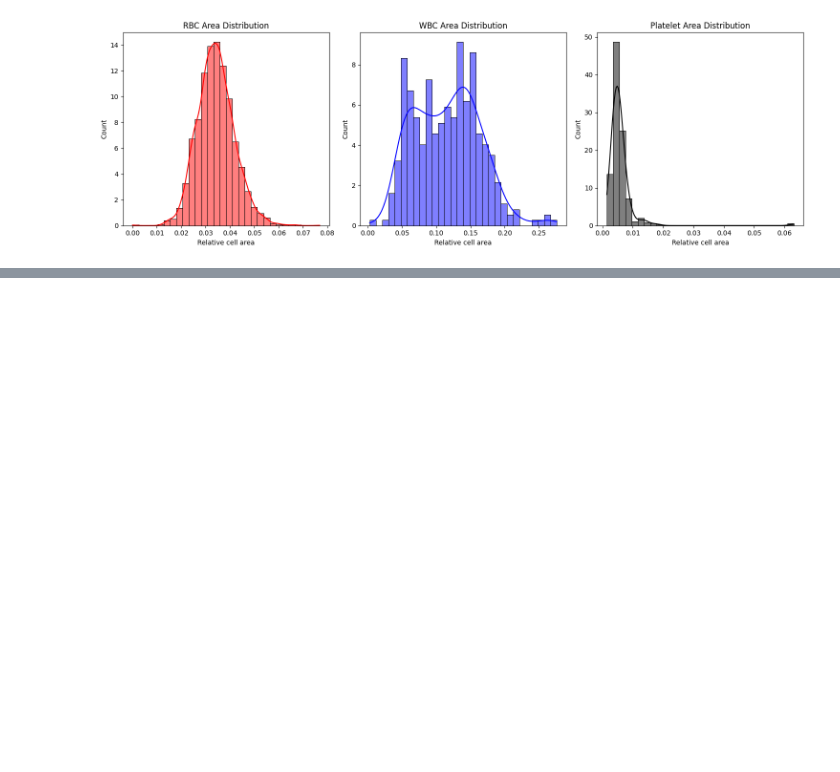
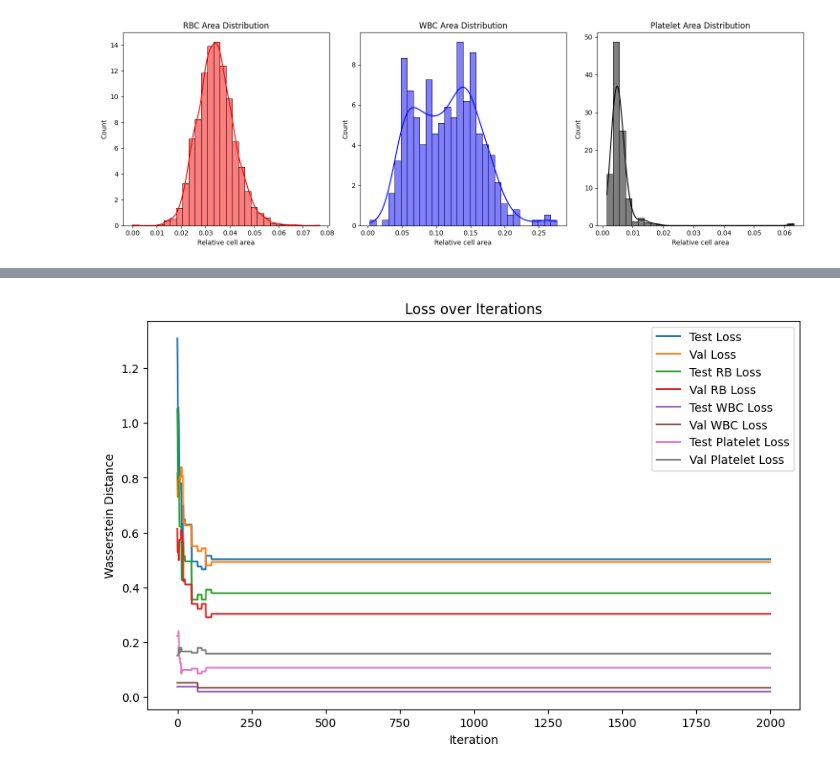
Before and after one commit to janscode33/bccd_object_detection, a Jupyter notebook: notebooks/explore_data.ipynb, the cells around one changed output, grey strips where cells are left out. Saved outputs shown, nothing was run; the diff lists cells and outputs as text; code cells hidden in the pictures; blank space fills up the shorter version.

Commit message:
added test/val split

```diff
--- a/notebooks/explore_data.ipynb
+++ b/notebooks/explore_data.ipynb
@@ -346,0 +348,83 @@ P-value for Platelet test distribution vs original distribution: 0.9871
+# %%
+# simple 50/50 split to init val/test split
+# val_idx = test_idx[:int(len(test_idx)/2)]
+# test_idx_2 = test_idx[int(len(test_idx)/2):]
+test_idx_2, val_idx = train_test_split(np.arange(len(test_idx)), test_size=0.5)
+
+val_idx = list(val_idx)
+test_idx_2 = list(test_idx_2)
+
+
+test_idx_2, val_idx, all_test_losses_rb, all_val_losses_rb, all_test_losses_wb, all_val_losses_wb, all_test_losses_pl,\
+all_val_losses_pl, all_test_losses, all_val_losses = optimize_split(rbc_counts, wbc_counts, platelet_counts, test_idx_2, val_idx,
+                                                                    n_iterations=2000 ,verbose=True)
+
+
+print()
+_, p = epps_singleton_2samp(rbc_counts, np.array(rbc_counts)[test_idx_2])
+print(f"P-value for RBC test distribution vs original distribution: {p:4f}")
+_, p = epps_singleton_2samp(rbc_counts, np.array(rbc_counts)[val_idx])
+print(f"P-value for RBC val distribution vs original distribution: {p:4f}")
+try:
+    _, p = epps_singleton_2samp(wbc_counts, np.array(wbc_counts)[test_idx_2])
+    print(f"P-value for WBC test distribution vs original distribution: {p:4f}")
+except np.linalg.LinAlgError:
+    print('p-value not found for test WBC distributions ')
+
+try:
+    _, p = epps_singleton_2samp(wbc_counts, np.array(wbc_counts)[val_idx])
+    print(f"P-value for WBC val distribution vs original distribution: {p:4f}")
+except np.linalg.LinAlgError:
+    print('p-value not found for val WBC distributions ')
+
+try:
+    _, p = epps_singleton_2samp(platelet_counts, np.array(platelet_counts)[test_idx_2])
+    print(f"P-value for Platelet test distribution vs original distribution: {p:.4f}")
+except np.linalg.LinAlgError:
+    print('p-value not found for test Platelet distributions ')
+
+try:
+    _, p = epps_singleton_2samp(platelet_counts, np.array(platelet_counts)[val_idx])
+    print(f"P-value for Platelet val distribution vs original distribution: {p:.4f}")
+except np.linalg.LinAlgError:
+    print('p-value not found for val Platelet distributions ')
+
+plt.figure(figsize=(10, 6))
+plt.plot(all_test_losses, label='Test Loss')
+plt.plot(all_val_losses, label='Val Loss')
+plt.plot(all_test_losses_rb, label = 'Test RB Loss')
+plt.plot(all_val_losses_rb, label = "Val RB Loss")
+plt.plot(all_test_losses_wb, label='Test WBC Loss')
+plt.plot(all_val_losses_wb, label='Val WBC Loss')
+plt.plot(all_test_losses_pl, label='Test Platelet Loss')
+plt.plot(all_val_losses_pl, label='Val Platelet Loss')
+plt.title('Loss over Iterations')
+plt.xlabel('Iteration')
+plt.ylabel('Wasserstein Distance')
+plt.legend()
+plt.show()
+
+# in this piece of code, I plot the distribution of RBC, WBC, and Platelet counts per image respectively.
+plt.figure()
+fig, axes = plt.subplots(1, 3, figsize=(12,6))
+
+sns.histplot(rbc_counts, bins=20, label = 'Original', stat='density', ax = axes[0])
+sns.histplot(np.array(rbc_counts)[test_idx_2], bins = 20, label= 'Test', stat='density', ax = axes[0])
+sns.histplot(np.array(rbc_counts)[val_idx], bins=20, label='Val', stat='density', ax = axes[0])
+axes[0].set_title("RBC")
+axes[0].legend()
+
+plt.subplot(1,3,2)
+sns.histplot(wbc_counts, bins=10, label='Original', stat='density', ax=axes[1])
+sns.histplot(np.array(wbc_counts)[test_idx_2], bins=10, label='Test', stat='density', ax=axes[1])
+sns.histplot(np.array(wbc_counts)[val_idx], bins=10, label='Val', stat='density', ax=axes[1])
+axes[1].set_title("WBC")
+axes[1].legend()
+
+plt.subplot(1,3,3)
+sns.histplot(platelet_counts, bins=10, label = 'Original', stat='density', ax=axes[2])
+sns.histplot(np.array(platelet_counts)[test_idx_2], bins=10, label = "Test", stat='density', ax=axes[2])
+sns.histplot(np.array(platelet_counts)[val_idx], bins=10, label='Val', stat='density', ax=axes[2])
+axes[2].set_title("Platelet")
+axes[2].legend()
+# %% [output]
@@ -346,0 +445 @@ P-value for Platelet test distribution vs original distribution: 0.9871
+[figure, added]
```
Also changed, not shown: parts of 2 cells of this notebook, 1 other file.
